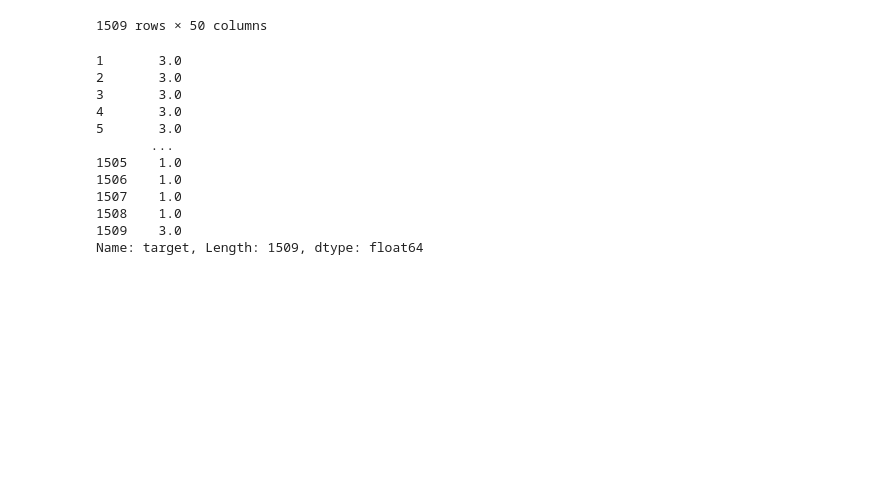
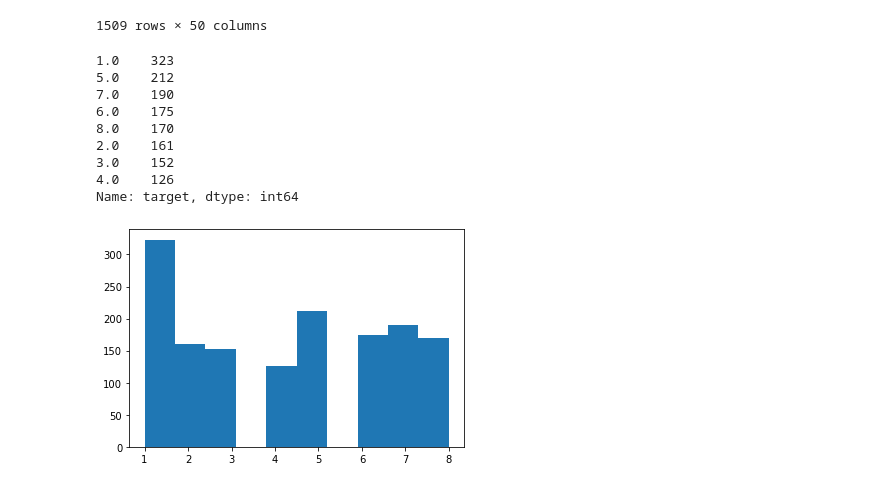
Before and after one commit to eliaskarikas/predictingNHLsalary, a Jupyter notebook: git_to_csv.ipynb, the cells around one changed output. Drawn from its saved outputs; the diff is of its cells as text; code cells hidden in the pictures; blank space fills up the shorter version.

```diff
--- a/git_to_csv.ipynb
+++ b/git_to_csv.ipynb
@@ -287,17 +295,22 @@ features
 | 1509 | 23 | 56 | 105 | 1.88 | 21 | 0.17 | 24.25 | 195 | 307 | 251 | ... | ... |
 1509 rows × 50 columns
 # %%
-target
+target.value_counts()
 # %% [output]
-1       3.0
-2       3.0
-3       3.0
-4       3.0
-5       3.0
-       ...
-1505    1.0
-1506    1.0
-1507    1.0
-1508    1.0
-1509    3.0
-Name: target, Length: 1509, dtype: float64
+1.0    323
+5.0    212
+7.0    190
+6.0    175
+8.0    170
+2.0    161
+3.0    152
+4.0    126
+Name: target, dtype: int64
+# %%
+#dropped_df.plot.scatter(x='SALARY',y =a)
+import numpy as np
+import matplotlib.pyplot as plt
+plt.hist(target)
+plt.show()
+# %% [output]
+[figure, added]
```
Also changed, not shown: parts of 5 cells of this notebook.
